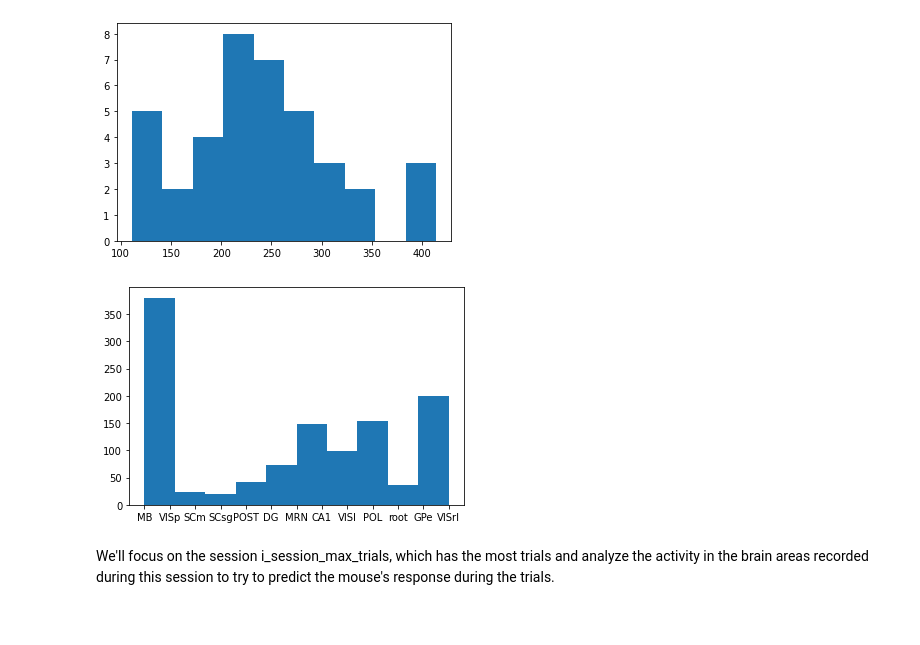
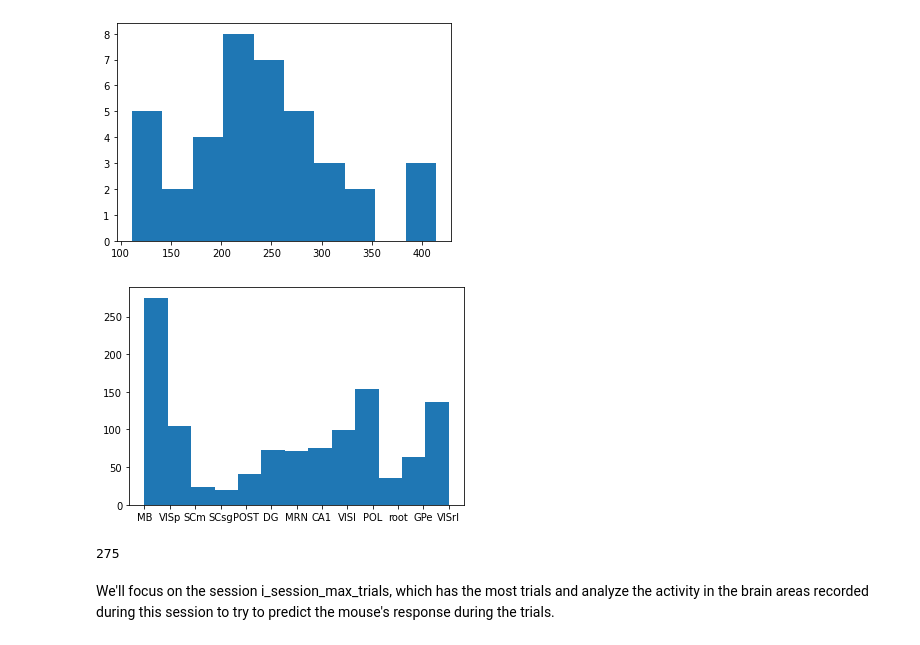
Before and after one commit to cedricfoucault/scarletbutterfly, a Jupyter notebook: scarletbutterfly_decoding_steinmetz.ipynb, the cells around one changed output. Cells and saved outputs as stored; diff of their text form; code cells hidden in the pictures.

```diff
--- a/scarletbutterfly_decoding_steinmetz.ipynb
+++ b/scarletbutterfly_decoding_steinmetz.ipynb
@@ -148,10 +153,12 @@ print(i_session_max_trials, n_trials_session[i_session_max_trials])
 9 414.0
 [figure]
 # %%
-plt.hist(filtered_data[i_session_max_trials]['brain_area'])
+plt.hist(filtered_data[i_session_max_trials]['brain_area'],bins=13)
 plt.show()
+np.count_nonzero(filtered_data[i_session_max_trials]['brain_area']=='MB')
 # %% [output]
-[figure, old version]
+[figure, new version]
+275
 # %% [markdown]
 We'll focus on the session i_session_max_trials, which has the most trials and analyze the activity in the brain areas recorded during this session to try to predict the mouse's response during the trials.
 # %%
```
Also changed, not shown: parts of 23 cells of this notebook.
